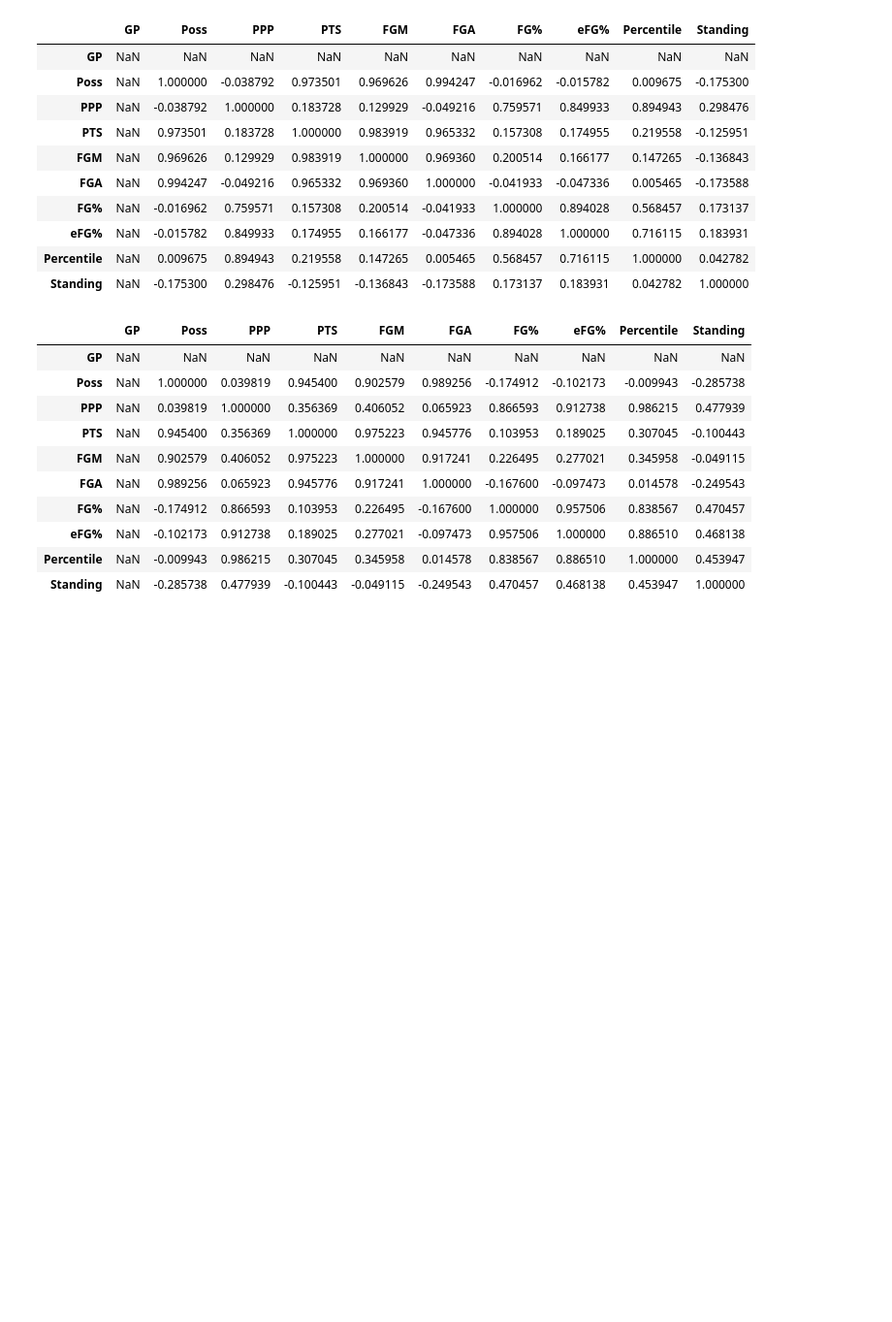
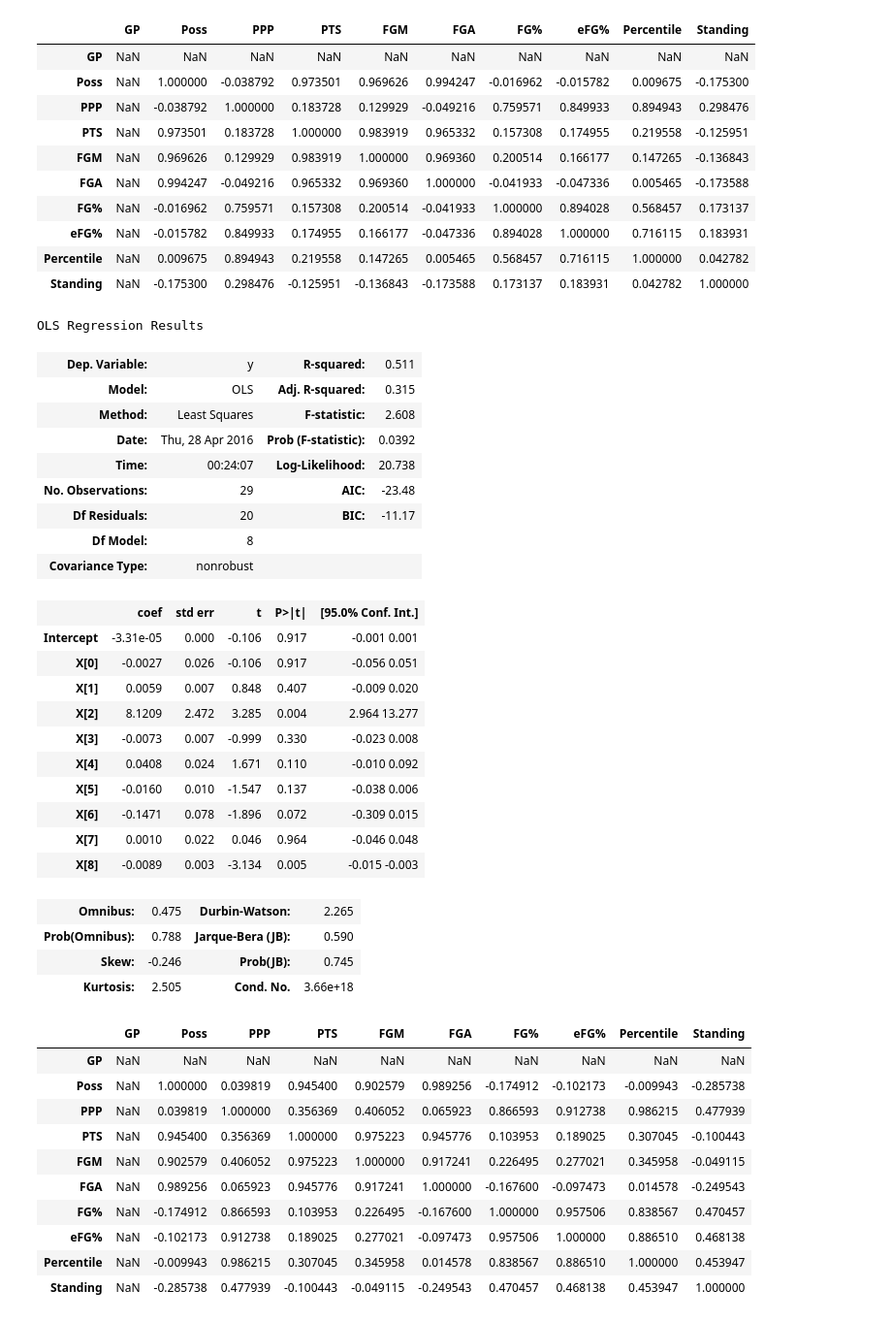
Before and after one commit to carterkbrantley/ga-data-science, a Jupyter notebook: Final-Project/Part 3/Part 3 Version 2.ipynb, the cells around one changed output. Shown at 97% size. Drawn from its saved outputs; the diff is of its cells as text; code cells hidden in the pictures; blank space fills up the shorter version.

```diff
--- a/Final-Project/Part 3/Part 3 Version 2.ipynb
+++ b/Final-Project/Part 3/Part 3 Version 2.ipynb
@@ -191,6 +82,42 @@ tho_corr.corr()
 | eFG% | NaN | -0.015782 | 0.849933 | 0.174955 | 0.166177 | -0.047336 | 0.894028 | 1.000000 | 0.716115 | 0.183931 |
 | Percentile | NaN | 0.009675 | 0.894943 | 0.219558 | 0.147265 | 0.005465 | 0.568457 | 0.716115 | 1.000000 | 0.042782 |
 | Standing | NaN | -0.175300 | 0.298476 | -0.125951 | -0.136843 | -0.173588 | 0.173137 | 0.183931 | 0.042782 | 1.000000 |
+# %%
+X = tho_joined[['GP', 'Poss', 'PPP', 'PTS', 'FGM', 'FGA', 'FG%', 'eFG%', 'Percentile']]
+y = tho_joined['Standing']
+
+# create a fitted model in one line
+#formula notiation is the equivalent to writting out our models such that 'outcome = predictor'
+#with the follwing syntax formula = 'outcome ~ predictor1 + predictor2 ... predictorN'
+lm = smf.ols(formula='y ~ X', data=tho_joined).fit()
+#print the full summary
+lm.summary()
+# %% [output]
+OLS Regression Results
+| Dep. Variable: | y | R-squared: | 0.511 |
+| Model: | OLS | Adj. R-squared: | 0.315 |
+| Method: | Least Squares | F-statistic: | 2.608 |
+| Date: | Thu, 28 Apr 2016 | Prob (F-statistic): | 0.0392 |
+| Time: | 00:24:07 | Log-Likelihood: | 20.738 |
+| No. Observations: | 29 | AIC: | -23.48 |
+| Df Residuals: | 20 | BIC: | -11.17 |
+| Df Model: | 8 |  |  |
+| Covariance Type: | nonrobust |  |  |
+|  | coef | std err | t | P>|t| | [95.0% Conf. Int.] |
+| Intercept | -3.31e-05 | 0.000 | -0.106 | 0.917 | -0.001 0.001 |
+| X[0] | -0.0027 | 0.026 | -0.106 | 0.917 | -0.056 0.051 |
+| X[1] | 0.0059 | 0.007 | 0.848 | 0.407 | -0.009 0.020 |
+| X[2] | 8.1209 | 2.472 | 3.285 | 0.004 | 2.964 13.277 |
+| X[3] | -0.0073 | 0.007 | -0.999 | 0.330 | -0.023 0.008 |
+| X[4] | 0.0408 | 0.024 | 1.671 | 0.110 | -0.010 0.092 |
+| X[5] | -0.0160 | 0.010 | -1.547 | 0.137 | -0.038 0.006 |
+| X[6] | -0.1471 | 0.078 | -1.896 | 0.072 | -0.309 0.015 |
+| X[7] | 0.0010 | 0.022 | 0.046 | 0.964 | -0.046 0.048 |
+| X[8] | -0.0089 | 0.003 | -3.134 | 0.005 | -0.015 -0.003 |
+| Omnibus: | 0.475 | Durbin-Watson: | 2.265 |
+| Prob(Omnibus): | 0.788 | Jarque-Bera (JB): | 0.590 |
+| Skew: | -0.246 | Prob(JB): | 0.745 |
+| Kurtosis: | 2.505 | Cond. No. | 3.66e+18 |
 # %%
 team_isolations = pd.read_csv('Team - Isolations.csv')
 ti_joined = pd.merge(team_isolations, Standing, on='Team', sort=True)
```
Also changed, not shown: parts of 15 cells of this notebook, 1 other file.
